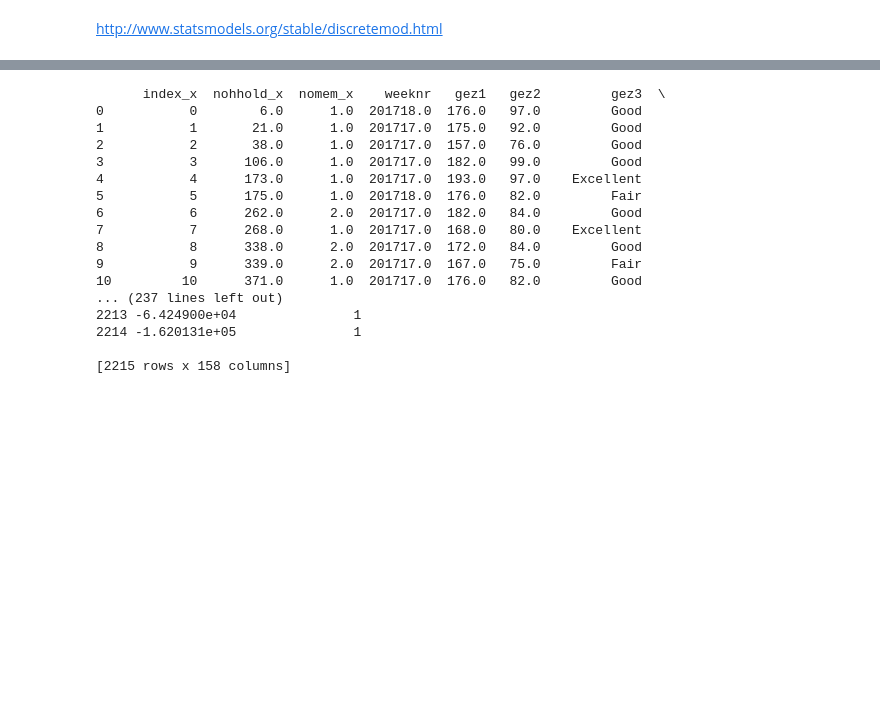
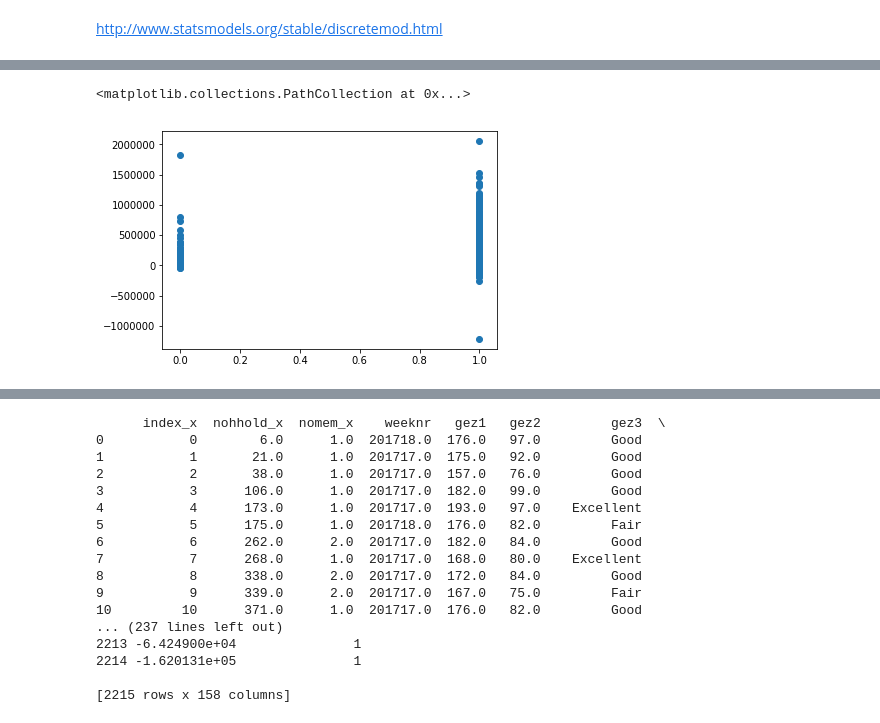
Before and after one commit to NielsvanOpstal/wealthy-healthy, a Jupyter notebook: data/fase2 creating the wealth variables and connecting the two lists.ipynb, the cells around one changed output, grey strips where cells are left out. Drawn from its saved outputs; the diff is of its cells as text; code cells hidden in the pictures; blank space fills up the shorter version.

```diff
--- a/data/fase2 creating the wealth variables and connecting the two lists.ipynb
+++ b/data/fase2 creating the wealth variables and connecting the two lists.ipynb
@@ -166,0 +215,5 @@ strong multicollinearity or other numerical problems.
+# %%
+plt.scatter(merged2013.selfAssedHealth, merged2013.netWorth)
+# %% [output]
+<matplotlib.collections.PathCollection at 0x...>
+[figure, added]
```
Also changed, not shown: parts of 21 cells of this notebook.
